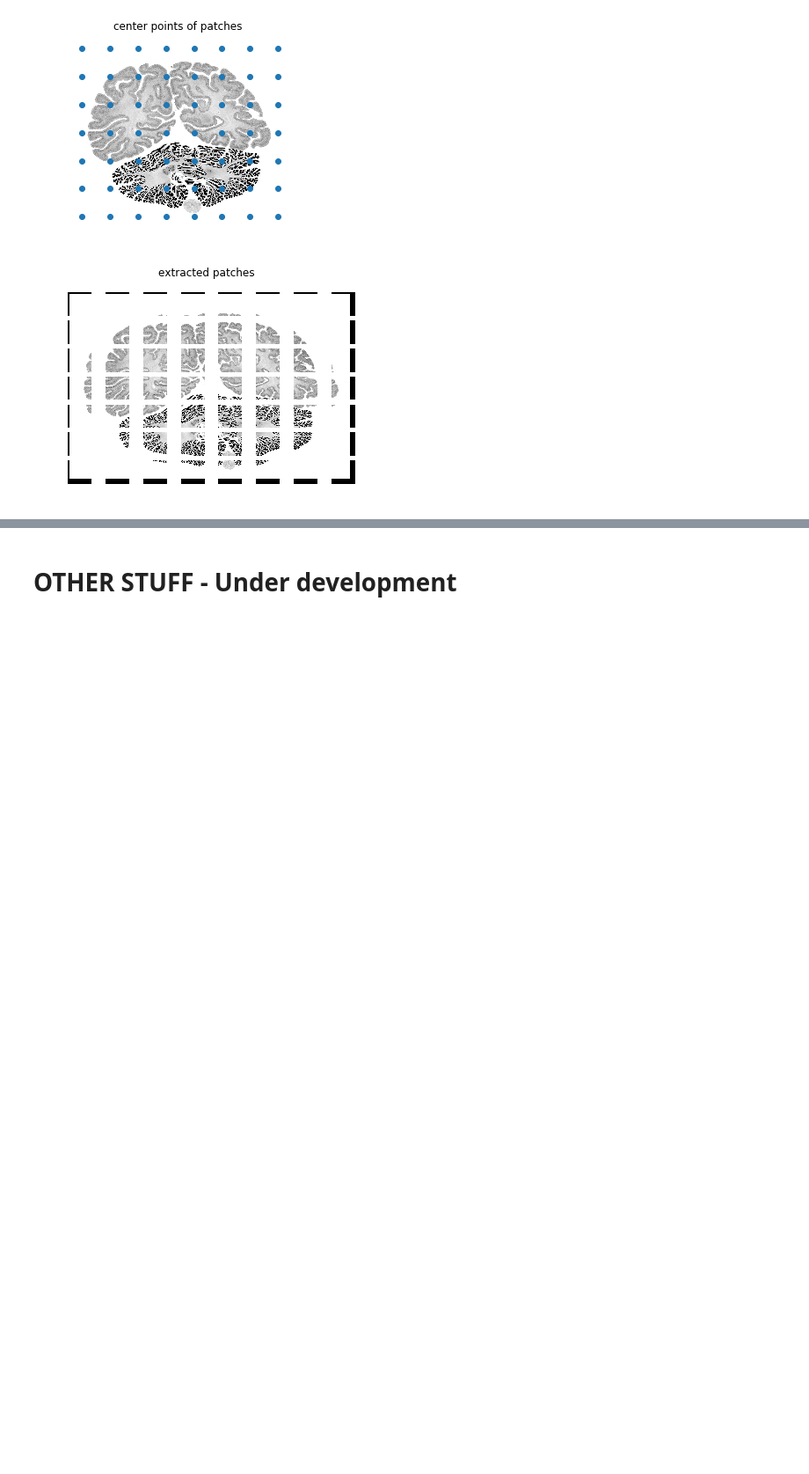
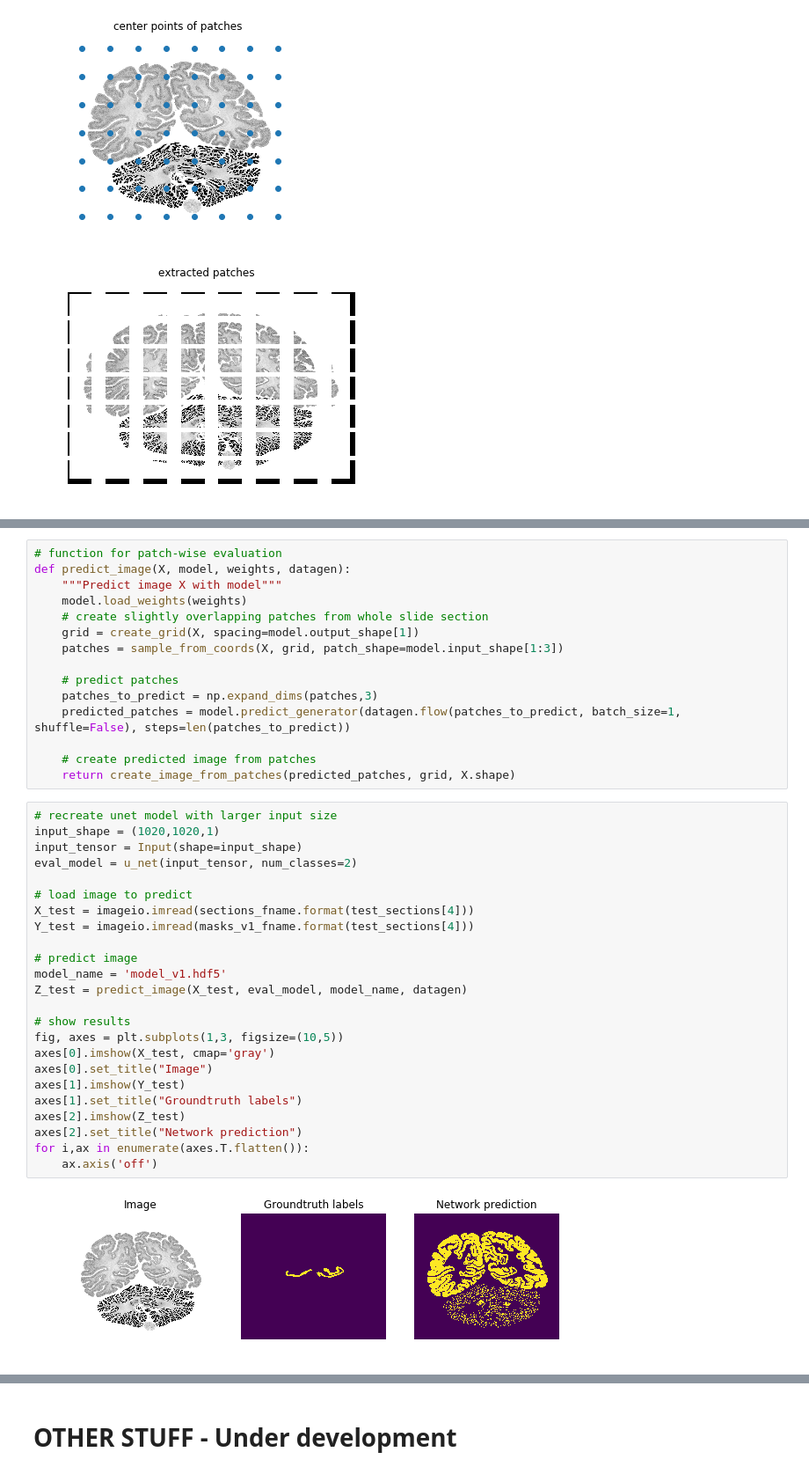
Before and after one commit to hspitzer/histo-seg, a Jupyter notebook: tutorial-segmentation.ipynb, the cells around one changed output, grey strips where cells are left out. Shown at 88% size. Saved outputs shown, nothing was run; the diff lists cells and outputs as text; blank space fills up the shorter version.

```diff
--- a/tutorial-segmentation.ipynb
+++ b/tutorial-segmentation.ipynb
@@ -731,0 +654,41 @@ for i,ax in enumerate(axes.T.flatten()):
+# %%
+# function for patch-wise evaluation
+def predict_image(X, model, weights, datagen):
+    """Predict image X with model"""
+    model.load_weights(weights)
+    # create slightly overlapping patches from whole slide section
+    grid = create_grid(X, spacing=model.output_shape[1])
+    patches = sample_from_coords(X, grid, patch_shape=model.input_shape[1:3])
+
+    # predict patches
+    patches_to_predict = np.expand_dims(patches,3)
+    predicted_patches = model.predict_generator(datagen.flow(patches_to_predict, batch_size=1, shuffle=False), steps=len(patches_to_predict))
+
+    # create predicted image from patches
+    return create_image_from_patches(predicted_patches, grid, X.shape)
+# %%
+# recreate unet model with larger input size
+input_shape = (1020,1020,1)
+input_tensor = Input(shape=input_shape)
+eval_model = u_net(input_tensor, num_classes=2)
+
+# load image to predict
+X_test = imageio.imread(sections_fname.format(test_sections[4]))
+Y_test = imageio.imread(masks_v1_fname.format(test_sections[4]))
+
+# predict image
+model_name = 'model_v1.hdf5'
+Z_test = predict_image(X_test, eval_model, model_name, datagen)
+
+# show results
+fig, axes = plt.subplots(1,3, figsize=(10,5))
+axes[0].imshow(X_test, cmap='gray')
+axes[0].set_title("Image")
+axes[1].imshow(Y_test)
+axes[1].set_title("Groundtruth labels")
+axes[2].imshow(Z_test)
+axes[2].set_title("Network prediction")
+for i,ax in enumerate(axes.T.flatten()):
+    ax.axis('off')
+# %% [output]
+[figure, added]
```
Also changed, not shown: parts of 45 cells of this notebook.
